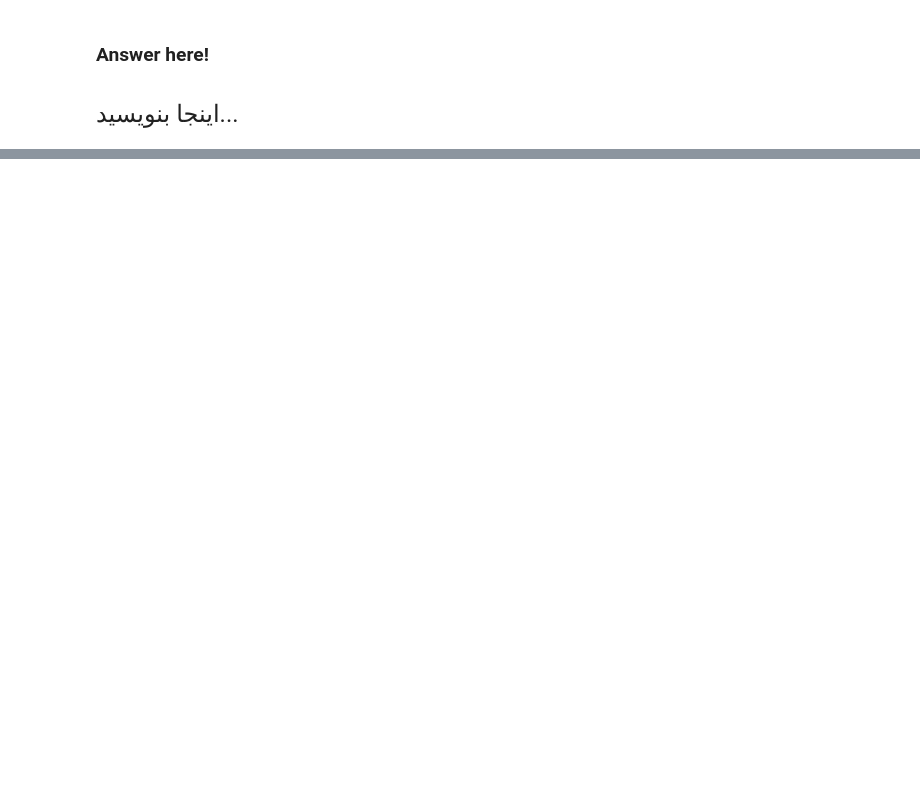
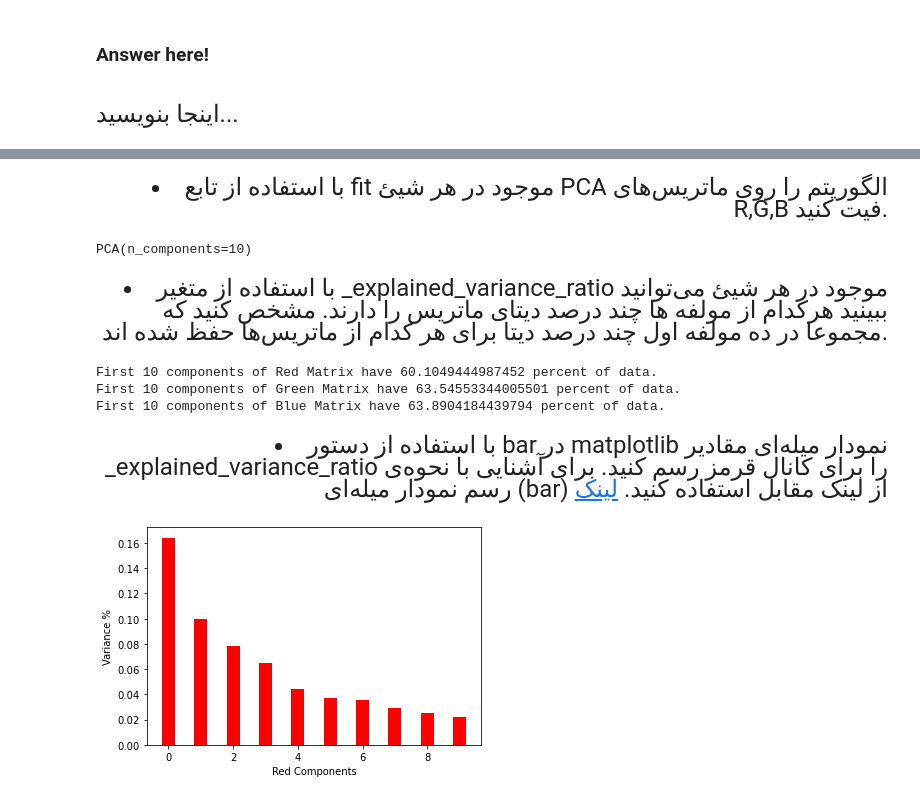
Before and after one commit to alex-abrehforoush/Homework, a Jupyter notebook: 7th sem/Foundations of Data Science/Projects/2/PRJ2_ANSWER.ipynb, the cells around one changed output, grey strips where cells are left out. Cells and saved outputs as stored; diff of their text form; code cells hidden in the pictures; blank space fills up the shorter version.

```diff
--- a/7th sem/Foundations of Data Science/Projects/2/PRJ2_ANSWER.ipynb
+++ b/7th sem/Foundations of Data Science/Projects/2/PRJ2_ANSWER.ipynb
@@ -909,0 +641,8 @@ print(np.average(u_distances))
+# %%
+######## Code here!
+R = image[:, :, 0]
+G = image[:, :, 1]
+B = image[:, :, 2]
+print(R.shape)
+print(G.shape)
+print(B.shape)
@@ -909,0 +672,48 @@ print(np.average(u_distances))
+# %%
+######## Code here!
+k = 10
+rpca = PCA(n_components = k)
+gpca = PCA(n_components = k)
+bpca = PCA(n_components = k)
+# %% [markdown]
+<div id="sec_1" style="direction:rtl;line-height:300%;text-align:right">
+	<font face="B Nazanin" size=5>
+        <li>با استفاده از تابع fit موجود در هر شیئ PCA الگوریتم را روی ماتریس‌های R,G,B فیت کنید.</li>
+	</font>
+</div>
+# %%
+######## Code here!
+rpca.fit(R)
+gpca.fit(G)
+bpca.fit(B)
+# %% [output]
+PCA(n_components=10)
+# %% [markdown]
+<div id="sec_1" style="direction:rtl;line-height:300%;text-align:right">
+	<font face="B Nazanin" size=5>
+        <li> با استفاده از متغیر _explained_variance_ratio موجود در هر شیئ می‌توانید ببینید هرکدام از مولفه ها چند درصد دیتای ماتریس را دارند. مشخص کنید که مجموعا در ده مولفه اول چند درصد دیتا برای هر کدام از ماتریس‌ها حفظ شده اند.</li>
+	</font>
+</div>
+# %%
+######## Code here!
+print("First " + str(k) + " components of Red Matrix have " + str(100 * np.sum(rpca.explained_variance_ratio_)) + " percent of data.")
+print("First " + str(k) + " components of Green Matrix have " + str(100 * np.sum(gpca.explained_variance_ratio_)) + " percent of data.")
+print("First " + str(k) + " components of Blue Matrix have " + str(100 * np.sum(bpca.explained_variance_ratio_)) + " percent of data.")
+# %% [output]
+First 10 components of Red Matrix have 60.1049444987452 percent of data.
+First 10 components of Green Matrix have 63.54553344005501 percent of data.
+First 10 components of Blue Matrix have 63.8904184439794 percent of data.
+# %% [markdown]
+<div id="sec_1" style="direction:rtl;line-height:300%;text-align:right">
+	<font face="B Nazanin" size=5>
+        <li> با استفاده از دستور bar در matplotlib نمودار میله‌ای مقادیر _explained_variance_ratio را برای کانال قرمز رسم کنید. برای آشنایی با نحوه‌ی رسم نمودار میله‌ای (bar) از لینک مقابل استفاده کنید. <a href="https://www.geeksforgeeks.org/bar-plot-in-matplotlib/">لینک</a></li>
+	</font>
+</div>
+# %%
+######## Code here!
+plt.bar([i for i in range(k)], rpca.explained_variance_ratio_, color ='red', width = 0.4)
+plt.xlabel("Red Components")
+plt.ylabel("Variance %")
+plt.show()
+# %% [output]
+[figure, added]
```
Also changed, not shown: parts of 135 cells of this notebook.
